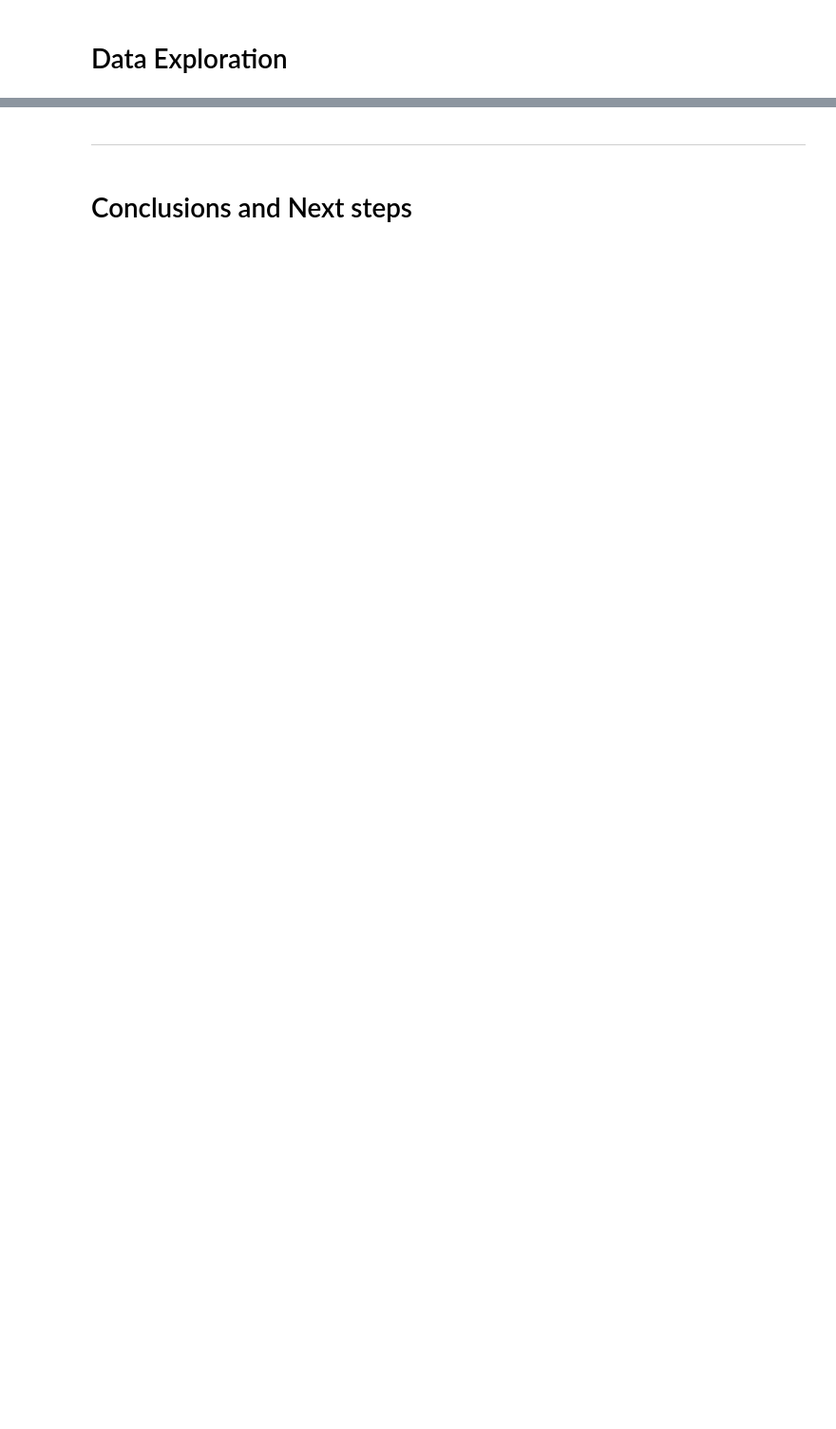
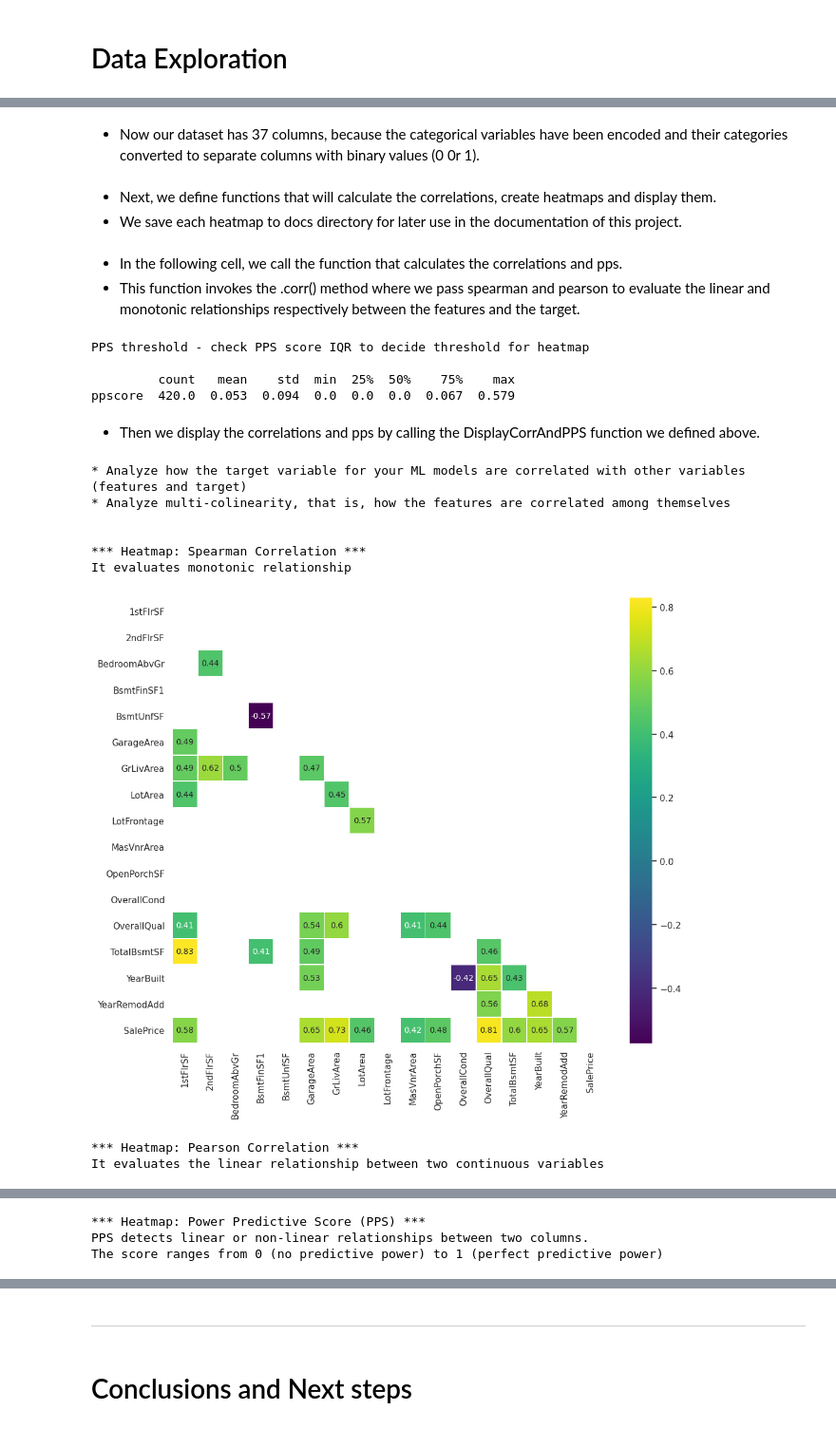
Before and after one commit to LewisClements21/house-pricing, a Jupyter notebook: jupyter_notebooks/03 - CorrelationStudy.ipynb, the cells around one changed output, grey strips where cells are left out. Shown at 95% size. Saved outputs shown, nothing was run; the diff lists cells and outputs as text; code cells hidden in the pictures; blank space fills up the shorter version.

Commit message:
correlation analysis

```diff
--- a/jupyter_notebooks/03 - CorrelationStudy.ipynb
+++ b/jupyter_notebooks/03 - CorrelationStudy.ipynb
@@ -170,4 +77,0 @@ Creates multi-dimensional categorical data plot
-# %%
-import plotly.express as px
-fig = px.parallel_categories(df_parallel, color="Churn")
-fig.show(renderer='jupyterlab')
@@ -173,0 +102,5 @@ fig.show(renderer='jupyterlab')
+# %% [markdown]
+* Now our dataset has 37 columns, because the categorical variables have been encoded and their categories converted to separate columns with binary values (0 0r 1).
+# %% [markdown]
+* Next, we define functions that will calculate the correlations, create heatmaps and display them.
+* We save each heatmap to docs directory for later use in the documentation of this project.
@@ -173,0 +202,28 @@ fig.show(renderer='jupyterlab')
+# %% [markdown]
+* In the following cell, we call the function that calculates the correlations and pps.
+* This function invokes the .corr() method where we pass spearman and pearson to evaluate the linear and monotonic relationships respectively between the features and the target.
+# %%
+df_corr_pearson, df_corr_spearman, pps_matrix = CalculateCorrAndPPS(df)
+# %% [output]
+PPS threshold - check PPS score IQR to decide threshold for heatmap
+
+         count   mean    std  min  25%  50%    75%    max
+ppscore  420.0  0.053  0.094  0.0  0.0  0.0  0.067  0.579
+# %% [markdown]
+* Then we display the correlations and pps by calling the DisplayCorrAndPPS function we defined above.
+# %%
+DisplayCorrAndPPS(df_corr_pearson = df_corr_pearson,
+                  df_corr_spearman = df_corr_spearman,
+                  pps_matrix = pps_matrix,
+                  CorrThreshold = 0.4, PPS_Threshold =0.2,
+                  figsize=(12,10), font_annot=10)
+# %% [output]
+* Analyze how the target variable for your ML models are correlated with other variables (features and target)
+* Analyze multi-colinearity, that is, how the features are correlated among themselves
+
+
+*** Heatmap: Spearman Correlation ***
+It evaluates monotonic relationship
+[figure, added]
+*** Heatmap: Pearson Correlation ***
+It evaluates the linear relationship between two continuous variables
@@ -173,0 +231,3 @@ fig.show(renderer='jupyterlab')
+*** Heatmap: Power Predictive Score (PPS) ***
+PPS detects linear or non-linear relationships between two columns.
+The score ranges from 0 (no predictive power) to 1 (perfect predictive power)
```
Also changed, not shown: parts of 59 cells of this notebook, 17 other files.
